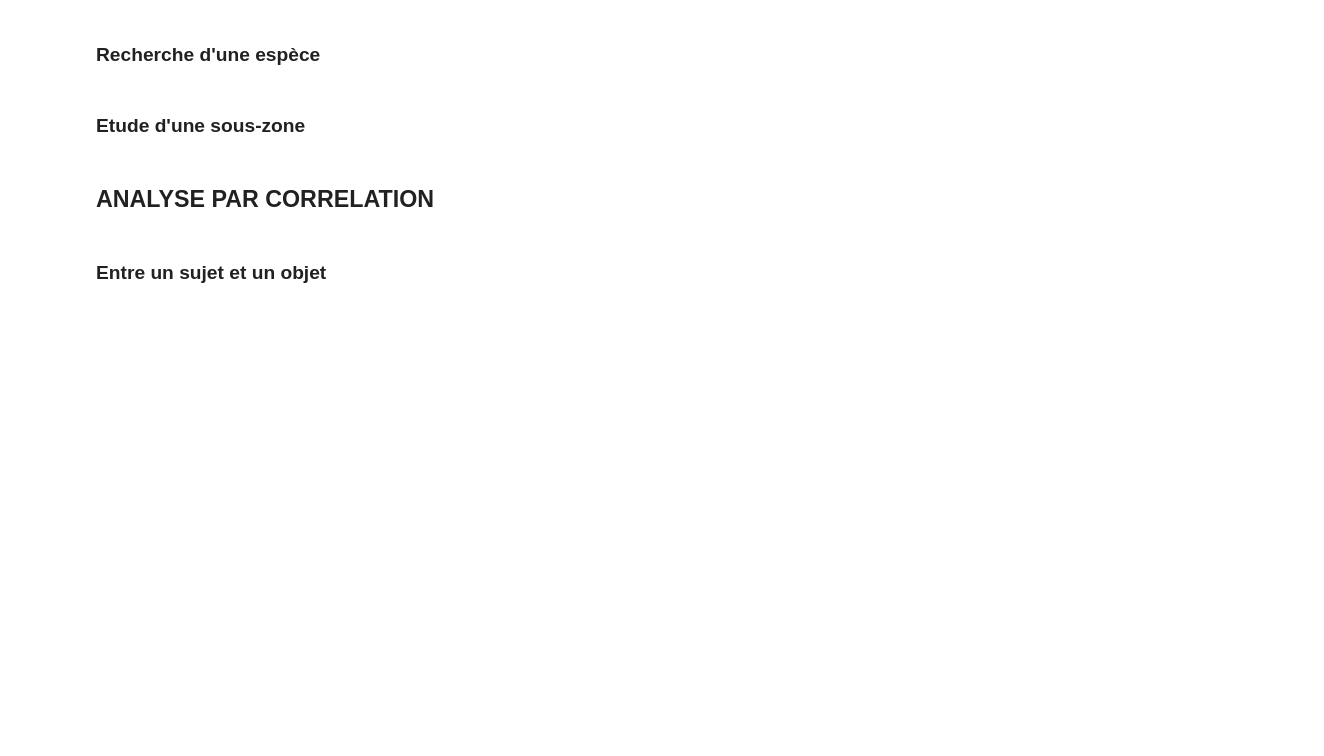
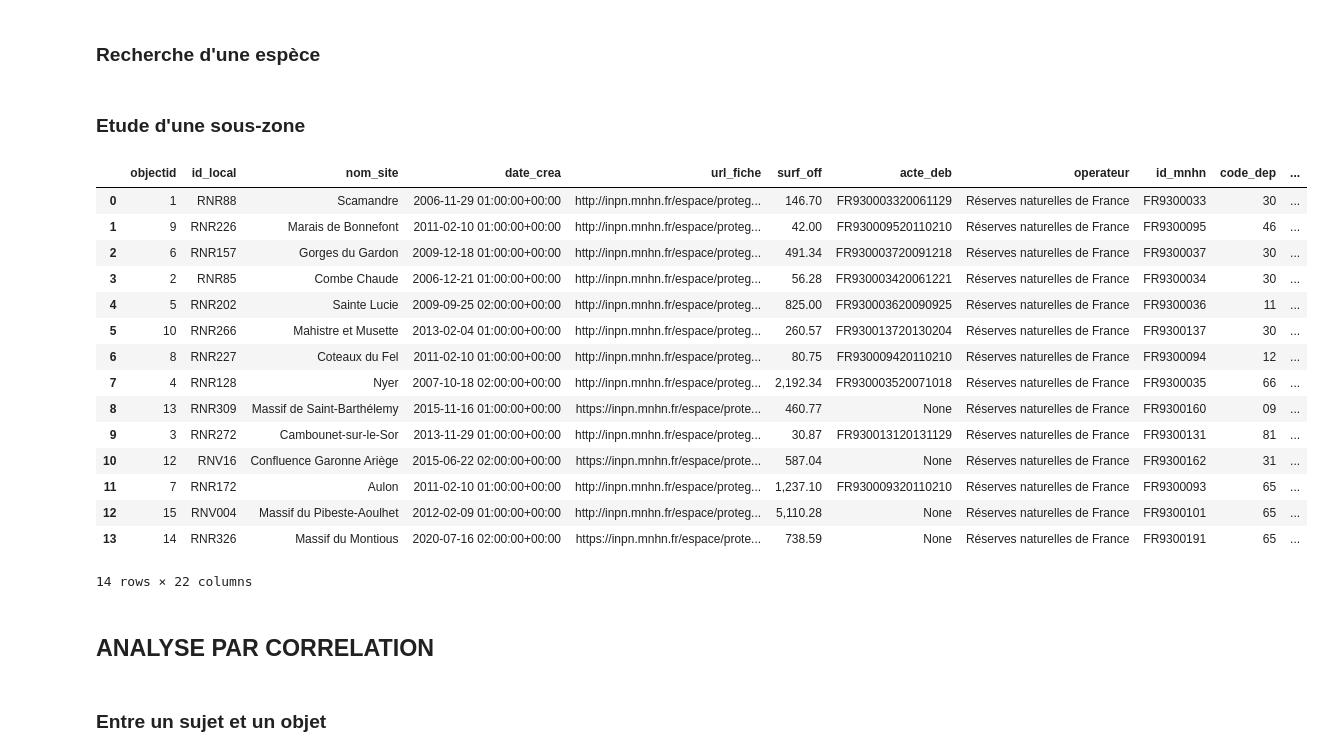
Before and after one commit to aubinnormand/MANTIS, a Jupyter notebook: Code/Biodiv_GBIF.ipynb, the cells around one changed output. Drawn from its saved outputs; the diff is of its cells as text; code cells hidden in the pictures; blank space fills up the shorter version.

Commit message:
Work local

```diff
--- a/Code/Biodiv_GBIF.ipynb
+++ b/Code/Biodiv_GBIF.ipynb
@@ -1858,6 +1892,25 @@ plt.tight_layout()
 plt.show()
 # %% [markdown]
 ### Etude d'une sous-zone
+# %%
+RNR_gpd
+# %% [output]
+|  | objectid | id_local | nom_site | date_crea | url_fiche | surf_off | acte_deb | operateur | id_mnhn | code_dep | ... |
+| 0 | 1 | RNR88 | Scamandre | 2006-11-29 01:00:00+00:00 | http://inpn.mnhn.fr/espace/proteg... | 146.70 | FR930003320061129 | Réserves naturelles de France | FR9300033 | 30 | ... |
+| 1 | 9 | RNR226 | Marais de Bonnefont | 2011-02-10 01:00:00+00:00 | http://inpn.mnhn.fr/espace/proteg... | 42.00 | FR930009520110210 | Réserves naturelles de France | FR9300095 | 46 | ... |
+| 2 | 6 | RNR157 | Gorges du Gardon | 2009-12-18 01:00:00+00:00 | http://inpn.mnhn.fr/espace/proteg... | 491.34 | FR930003720091218 | Réserves naturelles de France | FR9300037 | 30 | ... |
+| 3 | 2 | RNR85 | Combe Chaude | 2006-12-21 01:00:00+00:00 | http://inpn.mnhn.fr/espace/proteg... | 56.28 | FR930003420061221 | Réserves naturelles de France | FR9300034 | 30 | ... |
+| 4 | 5 | RNR202 | Sainte Lucie | 2009-09-25 02:00:00+00:00 | http://inpn.mnhn.fr/espace/proteg... | 825.00 | FR930003620090925 | Réserves naturelles de France | FR9300036 | 11 | ... |
+| 5 | 10 | RNR266 | Mahistre et Musette | 2013-02-04 01:00:00+00:00 | http://inpn.mnhn.fr/espace/proteg... | 260.57 | FR930013720130204 | Réserves naturelles de France | FR9300137 | 30 | ... |
+| 6 | 8 | RNR227 | Coteaux du Fel | 2011-02-10 01:00:00+00:00 | http://inpn.mnhn.fr/espace/proteg... | 80.75 | FR930009420110210 | Réserves naturelles de France | FR9300094 | 12 | ... |
+| 7 | 4 | RNR128 | Nyer | 2007-10-18 02:00:00+00:00 | http://inpn.mnhn.fr/espace/proteg... | 2,192.34 | FR930003520071018 | Réserves naturelles de France | FR9300035 | 66 | ... |
+| 8 | 13 | RNR309 | Massif de Saint-Barthélemy | 2015-11-16 01:00:00+00:00 | https://inpn.mnhn.fr/espace/prote... | 460.77 | None | Réserves naturelles de France | FR9300160 | 09 | ... |
+| 9 | 3 | RNR272 | Cambounet-sur-le-Sor | 2013-11-29 01:00:00+00:00 | http://inpn.mnhn.fr/espace/proteg... | 30.87 | FR930013120131129 | Réserves naturelles de France | FR9300131 | 81 | ... |
+| 10 | 12 | RNV16 | Confluence Garonne Ariège | 2015-06-22 02:00:00+00:00 | https://inpn.mnhn.fr/espace/prote... | 587.04 | None | Réserves naturelles de France | FR9300162 | 31 | ... |
+| 11 | 7 | RNR172 | Aulon | 2011-02-10 01:00:00+00:00 | http://inpn.mnhn.fr/espace/proteg... | 1,237.10 | FR930009320110210 | Réserves naturelles de France | FR9300093 | 65 | ... |
+| 12 | 15 | RNV004 | Massif du Pibeste-Aoulhet | 2012-02-09 01:00:00+00:00 | http://inpn.mnhn.fr/espace/proteg... | 5,110.28 | None | Réserves naturelles de France | FR9300101 | 65 | ... |
+| 13 | 14 | RNR326 | Massif du Montious | 2020-07-16 02:00:00+00:00 | https://inpn.mnhn.fr/espace/prote... | 738.59 | None | Réserves naturelles de France | FR9300191 | 65 | ... |
+14 rows × 22 columns
 # %%
 # ---------------------------------------------------------------
 # 7. Sélection des codes de maille pour un site donné
```
Also changed, not shown: parts of 11 cells of this notebook, 1 other file.
